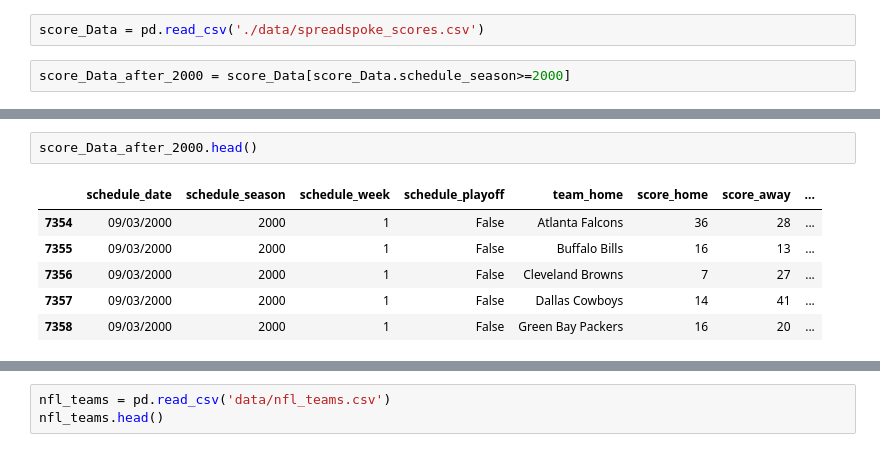
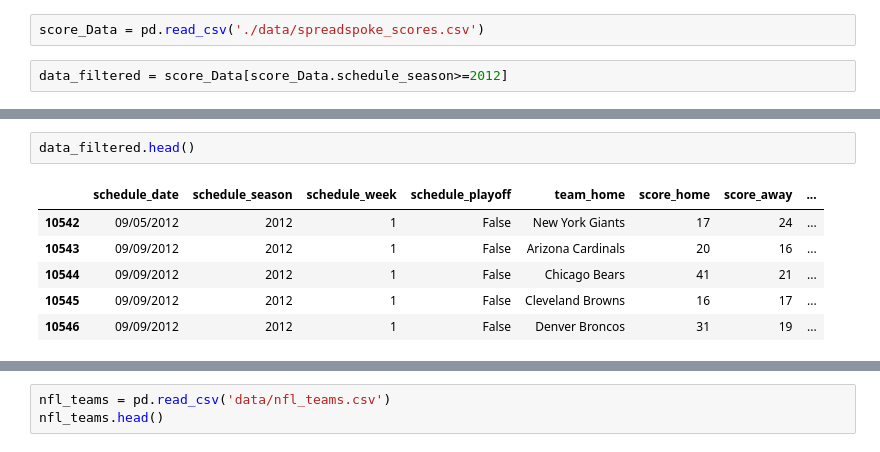
Before and after one commit to ortsed/mod5_project, a Jupyter notebook: NFL Betting Sandbox.ipynb, the cells around one changed output, grey strips where cells are left out. Saved outputs shown, nothing was run; the diff lists cells and outputs as text.

```diff
--- a/NFL Betting Sandbox.ipynb
+++ b/NFL Betting Sandbox.ipynb
@@ -11,5 +11,5 @@ pd.set_option('display.max_columns', 500)
 # %%
 score_Data = pd.read_csv('./data/spreadspoke_scores.csv')
 # %%
-score_Data_after_2000 = score_Data[score_Data.schedule_season>=2000]
+data_filtered = score_Data[score_Data.schedule_season>=2012]
 # %%
@@ -17,12 +17,12 @@ pp.ProfileReport(score_Data_after_2000)
 # %% [output]
 <pandas_profiling.ProfileReport at 0x...>
 # %%
-score_Data_after_2000.head()
+data_filtered.head()
 # %% [output]
 |  | schedule_date | schedule_season | schedule_week | schedule_playoff | team_home | score_home | score_away | ... |
-| 7354 | 09/03/2000 | 2000 | 1 | False | Atlanta Falcons | 36 | 28 | ... |
-| 7355 | 09/03/2000 | 2000 | 1 | False | Buffalo Bills | 16 | 13 | ... |
-| 7356 | 09/03/2000 | 2000 | 1 | False | Cleveland Browns | 7 | 27 | ... |
-| 7357 | 09/03/2000 | 2000 | 1 | False | Dallas Cowboys | 14 | 41 | ... |
-| 7358 | 09/03/2000 | 2000 | 1 | False | Green Bay Packers | 16 | 20 | ... |
+| 10542 | 09/05/2012 | 2012 | 1 | False | New York Giants | 17 | 24 | ... |
+| 10543 | 09/09/2012 | 2012 | 1 | False | Arizona Cardinals | 20 | 16 | ... |
+| 10544 | 09/09/2012 | 2012 | 1 | False | Chicago Bears | 41 | 21 | ... |
+| 10545 | 09/09/2012 | 2012 | 1 | False | Cleveland Browns | 16 | 17 | ... |
+| 10546 | 09/09/2012 | 2012 | 1 | False | Denver Broncos | 31 | 19 | ... |
 # %%
```
Also changed, not shown: parts of 31 cells of this notebook, 1 other file.
